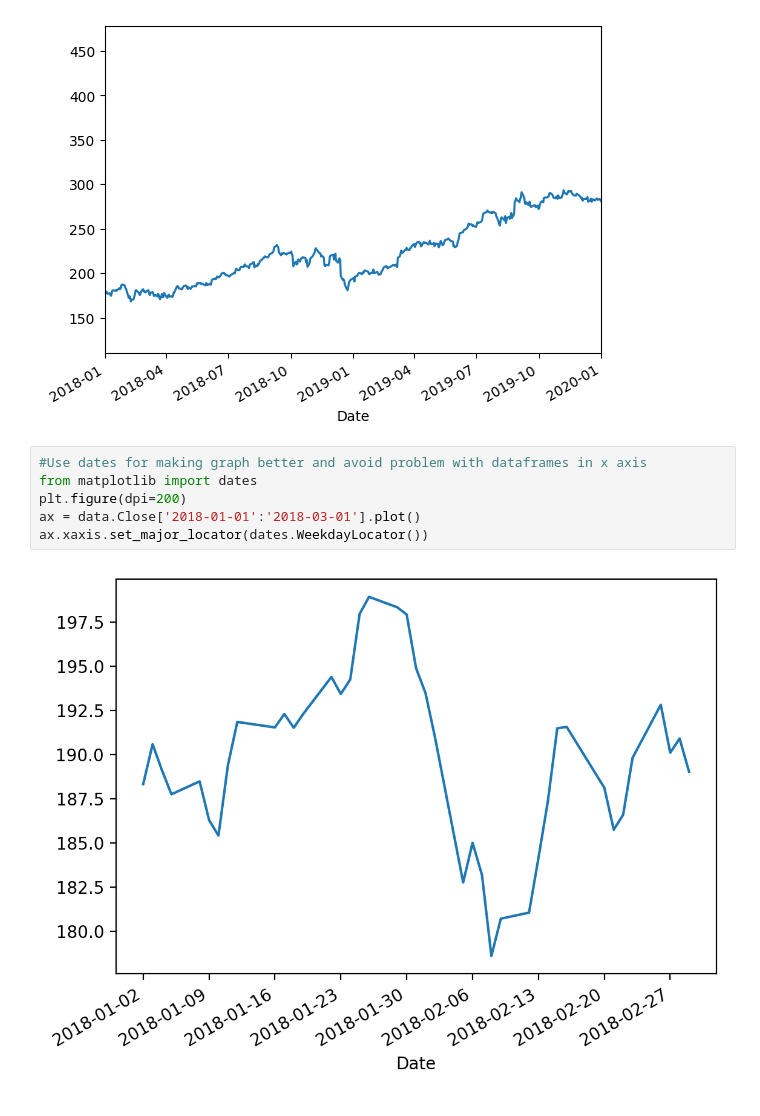
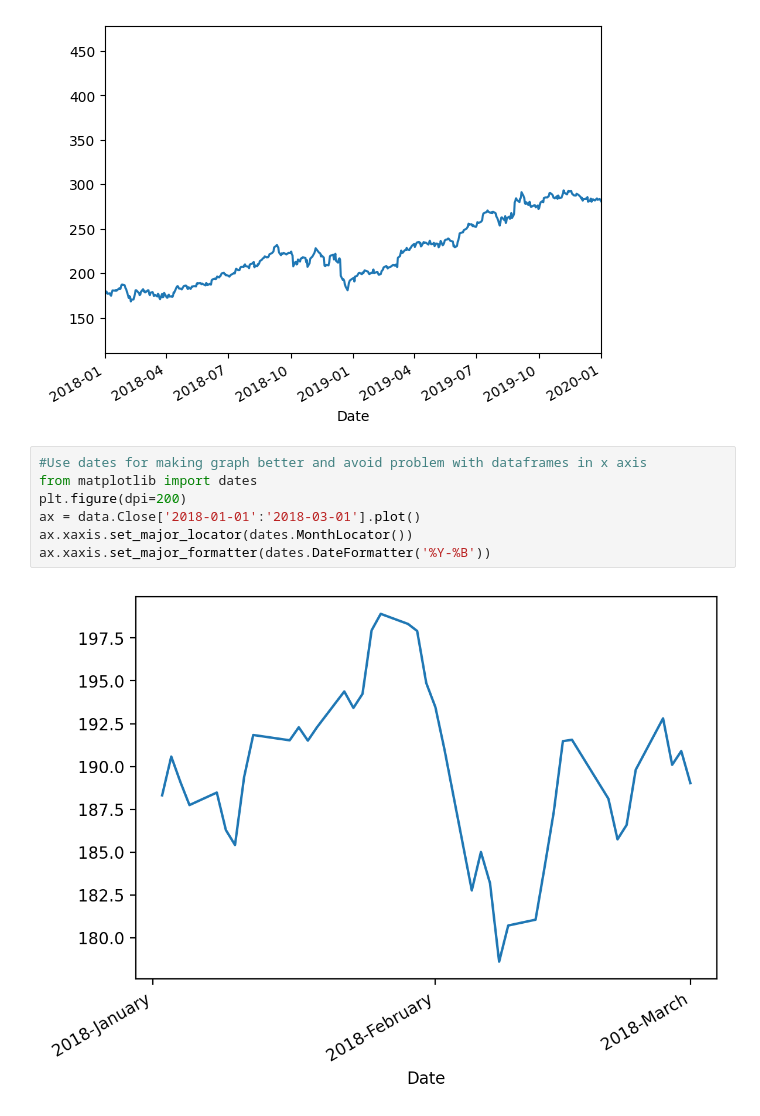
Before and after one commit to Szafranerio/Data_InDepth, a Jupyter notebook: Pandas/Pandas_Finances.ipynb, the cells around one changed output. Cells and saved outputs as stored; diff of their text form.

```diff
--- a/Pandas/Pandas_Finances.ipynb
+++ b/Pandas/Pandas_Finances.ipynb
@@ -193,8 +193,9 @@ data['Adj Close'].plot(xlim=['2018-01-01', '2020-01-01'])
 # %%
 #Use dates for making graph better and avoid problem with dataframes in x axis
 from matplotlib import dates
 plt.figure(dpi=200)
 ax = data.Close['2018-01-01':'2018-03-01'].plot()
-ax.xaxis.set_major_locator(dates.WeekdayLocator())
+ax.xaxis.set_major_locator(dates.MonthLocator())
+ax.xaxis.set_major_formatter(dates.DateFormatter('%Y-%B'))
 # %% [output]
-[figure, old version]
+[figure, new version]
```
Also changed, not shown: parts of 5 cells of this notebook.
